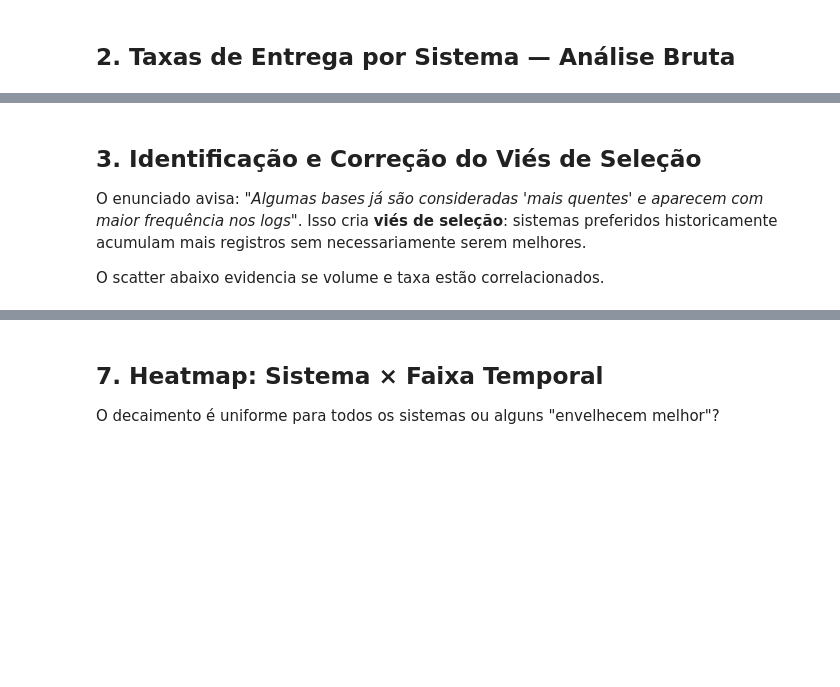
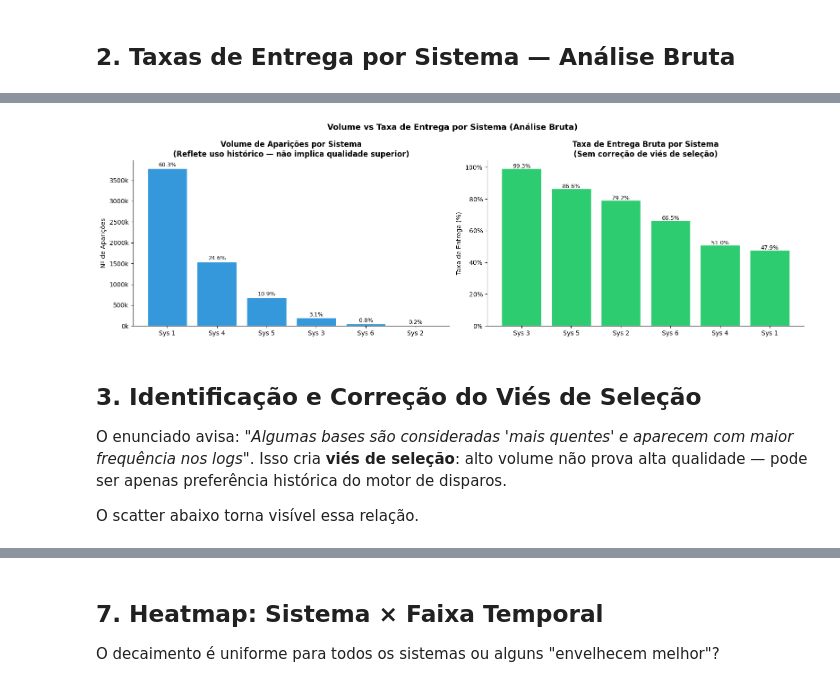
Before and after one commit to Lucas-SGO/desafio-cientista-dados-pleno-campanhas, a Jupyter notebook: notebooks/02_qualidade_por_sistema.ipynb, the cells around one changed output, grey strips where cells are left out. Saved outputs shown, nothing was run; the diff lists cells and outputs as text; code cells hidden in the pictures; blank space fills up the shorter version.

```diff
--- a/notebooks/02_qualidade_por_sistema.ipynb
+++ b/notebooks/02_qualidade_por_sistema.ipynb
@@ -35,10 +43,11 @@ print('Ambiente configurado.')
 # %%
 fs = gcsfs.GCSFileSystem(token='anon')
 
-with fs.open(f"{BUCKET.replace('gs://', '')}/base_disparo_mascarado") as f:
+with fs.open(f'{BUCKET}/base_disparo_mascarado') as f:
     df_disparo = pd.read_parquet(f)
 
-with fs.open(f"{BUCKET.replace('gs://', '')}/dim_telefone_mascarado") as f:
+with fs.open(f'{BUCKET}/dim_telefone_mascarado') as f:
     df_tel = pd.read_parquet(f)
 
 print(f'Disparos: {len(df_disparo):,}  |  Telefones: {len(df_tel):,}')
+print(f'Status únicos: {df_disparo["status_disparo"].unique().tolist()}')
@@ -85,12 +135,14 @@ df_exp.head(3)
 # %% [markdown]
 ## 2. Taxas de Entrega por Sistema — Análise Bruta
 # %%
-agg_sistema = df_exp.groupby('id_sistema').agg(
-    total_aparicoes=('sucesso', 'count'),
-    total_sucesso=('sucesso', 'sum')
+agg_sistema = df_exp.groupby('sistema_alias').agg(
+    id_sistema_hash=('id_sistema', 'first'),
+    total=('sucesso', 'count'),
+    sucessos=('sucesso', 'sum')
 ).reset_index()
-agg_sistema['taxa_entrega_bruta'] = agg_sistema['total_sucesso'] / agg_sistema['total_aparicoes']
-agg_sistema = agg_sistema.sort_values('taxa_entrega_bruta', ascending=False)
+agg_sistema['taxa_bruta'] = agg_sistema['sucessos'] / agg_sistema['total']
+agg_sistema = agg_sistema.sort_values('taxa_bruta', ascending=False).reset_index(drop=True)
 
-print('Taxa bruta por sistema:\n')
-print(agg_sistema.to_string(index=False))
+print('Taxa de entrega bruta por sistema:\n')
+print(agg_sistema[['sistema_alias', 'total', 'sucessos', 'taxa_bruta']].to_string(index=False,
+      float_format='{:.4f}'.format))
@@ -97,31 +159,34 @@ print(agg_sistema.to_string(index=False))
 # %%
 fig, axes = plt.subplots(1, 2, figsize=(16, 5))
 
-agg_vol = agg_sistema.sort_values('total_aparicoes', ascending=False)
-agg_vol['total_aparicoes'].plot(kind='bar', ax=axes[0], color='#3498db', edgecolor='white')
-axes[0].set_title('Volume de Aparições por Sistema\n(Reflete uso histórico, não qualidade)', fontweight='bold')
-axes[0].set_xticklabels(agg_vol['id_sistema'], rotation=45, ha='right')
+# Volume por sistema
+agg_vol = agg_sistema.sort_values('total', ascending=False)
+axes[0].bar(agg_vol['sistema_alias'], agg_vol['total'], color='#3498db', edgecolor='white')
+axes[0].set_title('Volume de Aparições por Sistema\n(Reflete uso histórico — não implica qualidade superior)', fontweight='bold')
 axes[0].set_ylabel('Nº de Aparições')
 axes[0].yaxis.set_major_formatter(mtick.FuncFormatter(lambda x, _: f'{x/1e3:.0f}k'))
+for i, (_, row) in enumerate(agg_vol.iterrows()):
+    axes[0].text(i, row['total'] + agg_vol['total'].max()*0.01,
+                 f'{row["total"]/agg_vol["total"].sum()*100:.1f}%', ha='center', fontsize=9)
 
-agg_taxa = agg_sistema.sort_values('taxa_entrega_bruta', ascending=False)
-axes[1].bar(range(len(agg_taxa)), agg_taxa['taxa_entrega_bruta'] * 100, color='#2ecc71', edgecolor='white')
-axes[1].set_title('Taxa de Entrega Bruta por Sistema\n(Sem correção de viés)', fontweight='bold')
-axes[1].set_xticks(range(len(agg_taxa)))
-axes[1].set_xticklabels(agg_taxa['id_sistema'], rotation=45, ha='right')
+# Taxa bruta por sistema
+agg_taxa = agg_sistema.sort_values('taxa_bruta', ascending=False)
+axes[1].bar(agg_taxa['sistema_alias'], agg_taxa['taxa_bruta']*100, color='#2ecc71', edgecolor='white')
+axes[1].set_title('Taxa de Entrega Bruta por Sistema\n(Sem correção de viés de seleção)', fontweight='bold')
 axes[1].set_ylabel('Taxa de Entrega (%)')
 axes[1].yaxis.set_major_formatter(mtick.FuncFormatter(lambda x, _: f'{x:.0f}%'))
 for i, (_, row) in enumerate(agg_taxa.iterrows()):
-    axes[1].text(i, row['taxa_entrega_bruta']*100 + 0.5, f"{row['taxa_entrega_bruta']*100:.1f}%",
-                 ha='center', fontsize=9)
+    axes[1].text(i, row['taxa_bruta']*100 + 0.3, f"{row['taxa_bruta']*100:.1f}%", ha='center', fontsize=9)
 
 plt.suptitle('Volume vs Taxa de Entrega por Sistema (Análise Bruta)', fontsize=13, fontweight='bold')
 plt.tight_layout()
 plt.show()
+# %% [output]
+[figure, added]
 # %% [markdown]
 ## 3. Identificação e Correção do Viés de Seleção
 
-O enunciado avisa: *"Algumas bases já são consideradas 'mais quentes' e aparecem com maior frequência nos logs"*. Isso cria **viés de seleção**: sistemas preferidos historicamente acumulam mais registros sem necessariamente serem melhores.
+O enunciado avisa: *"Algumas bases são consideradas 'mais quentes' e aparecem com maior frequência nos logs"*. Isso cria **viés de seleção**: alto volume não prova alta qualidade — pode ser apenas preferência histórica do motor de disparos.
 
-O scatter abaixo evidencia se volume e taxa estão correlacionados.
+O scatter abaixo torna visível essa relação.
 # %%
```
Also changed, not shown: parts of 23 cells of this notebook.
